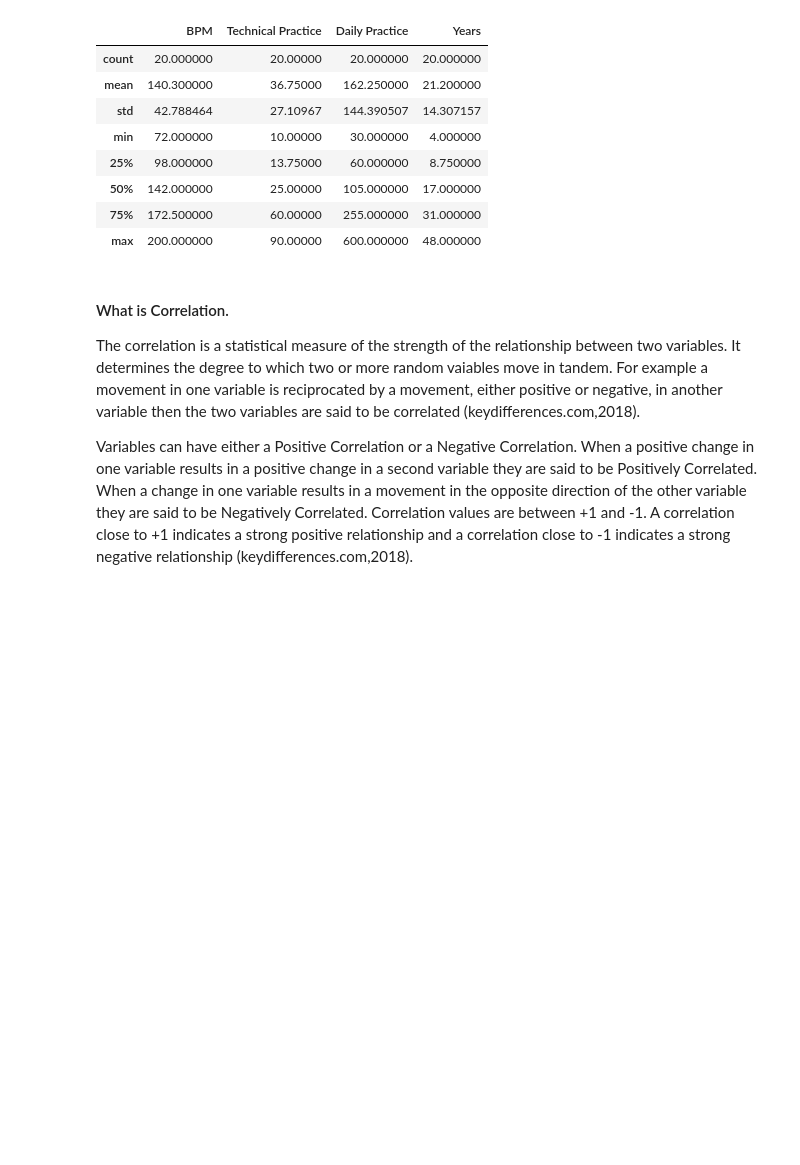
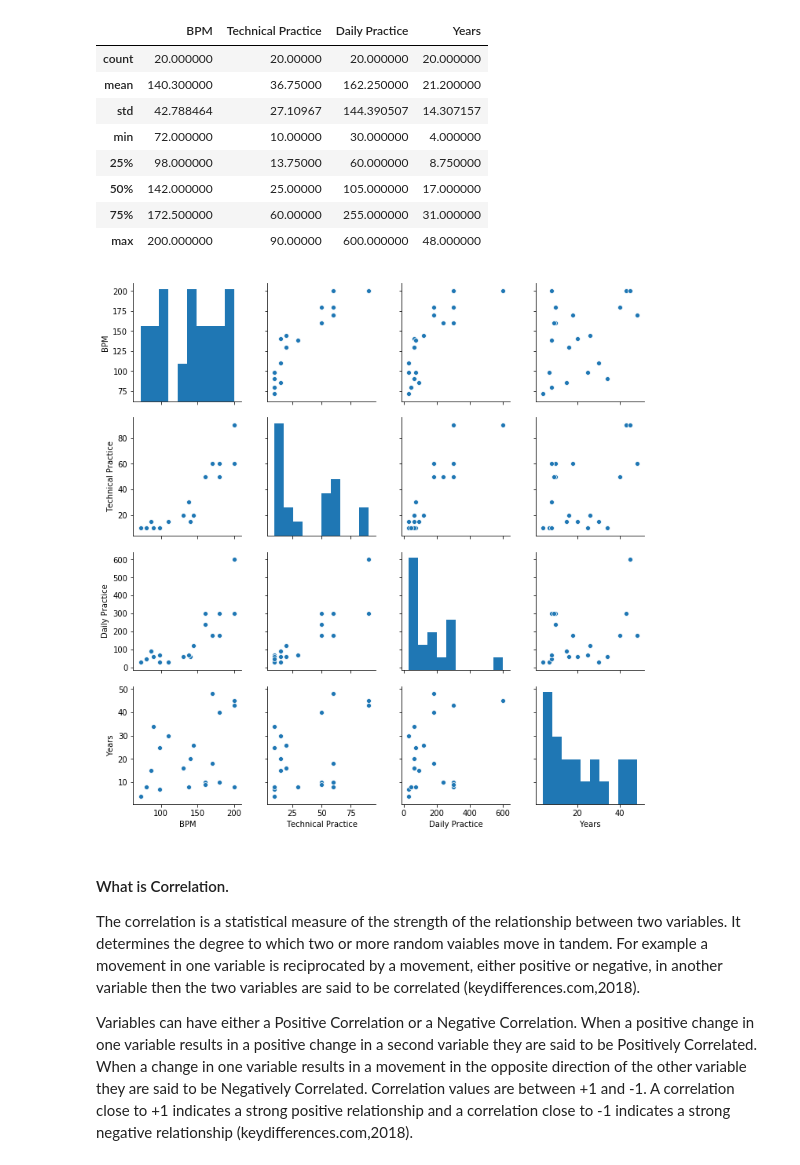
Before and after one commit to Wayne742/Programming-Project-S2, a Jupyter notebook: Programming for Data Analytics Project 2018.ipynb, the cells around one changed output. Cells and saved outputs as stored; diff of their text form; code cells hidden in the pictures; blank space fills up the shorter version.

```diff
--- a/Programming for Data Analytics Project 2018.ipynb
+++ b/Programming for Data Analytics Project 2018.ipynb
@@ -98,6 +99,10 @@ baseline.describe()
 | 50% | 142.000000 | 25.00000 | 105.000000 | 17.000000 |
 | 75% | 172.500000 | 60.00000 | 255.000000 | 31.000000 |
 | max | 200.000000 | 90.00000 | 600.000000 | 48.000000 |
+# %%
+g = sns.pairplot(baseline)
+# %% [output]
+[figure, added]
 # %% [markdown]
 #### What is Correlation.
 The correlation is a statistical measure of the strength of the relationship between two variables. It determines the degree to which two or more random vaiables move in tandem. For example a movement in one variable is reciprocated by a movement, either positive or negative, in another variable then the two variables are said to be correlated (keydifferences.com,2018).
```
Also changed, not shown: parts of 21 cells of this notebook.
